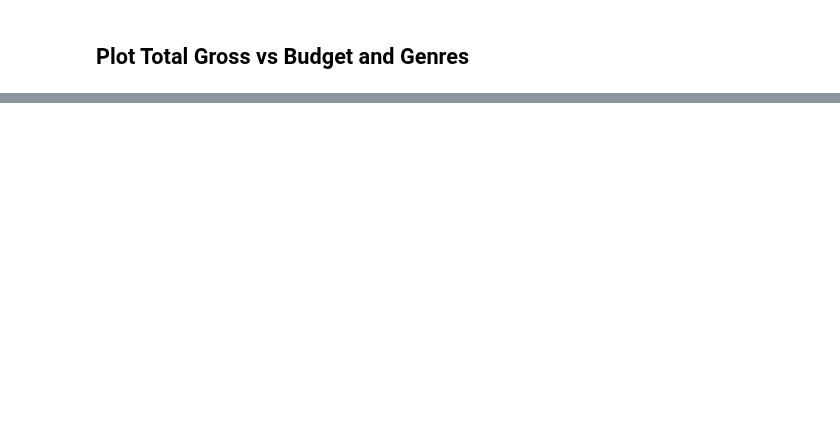
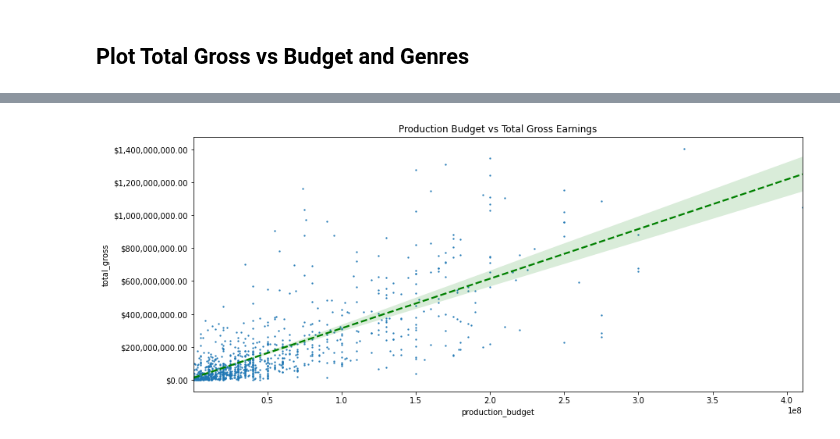
Before and after one commit to GusVilla303/dsc-phase-1-project, a Jupyter notebook: microsoft-movie-analysis.ipynb, the cells around one changed output, grey strips where cells are left out. Drawn from its saved outputs; the diff is of its cells as text; code cells hidden in the pictures; blank space fills up the shorter version.

```diff
--- a/microsoft-movie-analysis.ipynb
+++ b/microsoft-movie-analysis.ipynb
@@ -771,6 +771,6 @@ movie_budget_dropped['production_budget']
 5781          1,100
 Name: production_budget, Length: 5782, dtype: object
 # %%
-# Need to remove ',' production_budget column and convert to
-movie_budget_dropped['production_budget'] = movie_budget_dropped['production_budget'].str.replace('$','')
+# Need to remove ',' from production_budget column
+movie_budget_dropped['production_budget'] = movie_budget_dropped['production_budget'].str.replace(',','')
 movie_budget_dropped['production_budget']
@@ -793,16 +850,15 @@ NameError: name 'movie_production_df' is not defined
 # %%
 # Relationship between Total Gross and Production Budget and Genres
 
 fig, ax = plt.subplots(figsize=(14,6))
 
 price_fmt = mpl.ticker.StrMethodFormatter('${x:,.2f}')
 
 # Plot 0
 sns.regplot(data=movie_production_df, x='production_budget', y='total_gross',
            ax=ax, scatter_kws={'s':2}, line_kws={'color':'green', 'ls':'--'})
 
 ax.set_title('Production Budget vs Total Gross Earnings')
 ax.yaxis.set_major_formatter(price_fmt)
-
-fig.suptitle('Relationship between Total Gross and Movie Budget', y=1.05,
-             fontsize=16, fontweight='bold');
+# %% [output]
+[figure, added]
```
Also changed, not shown: parts of 5 cells of this notebook.
